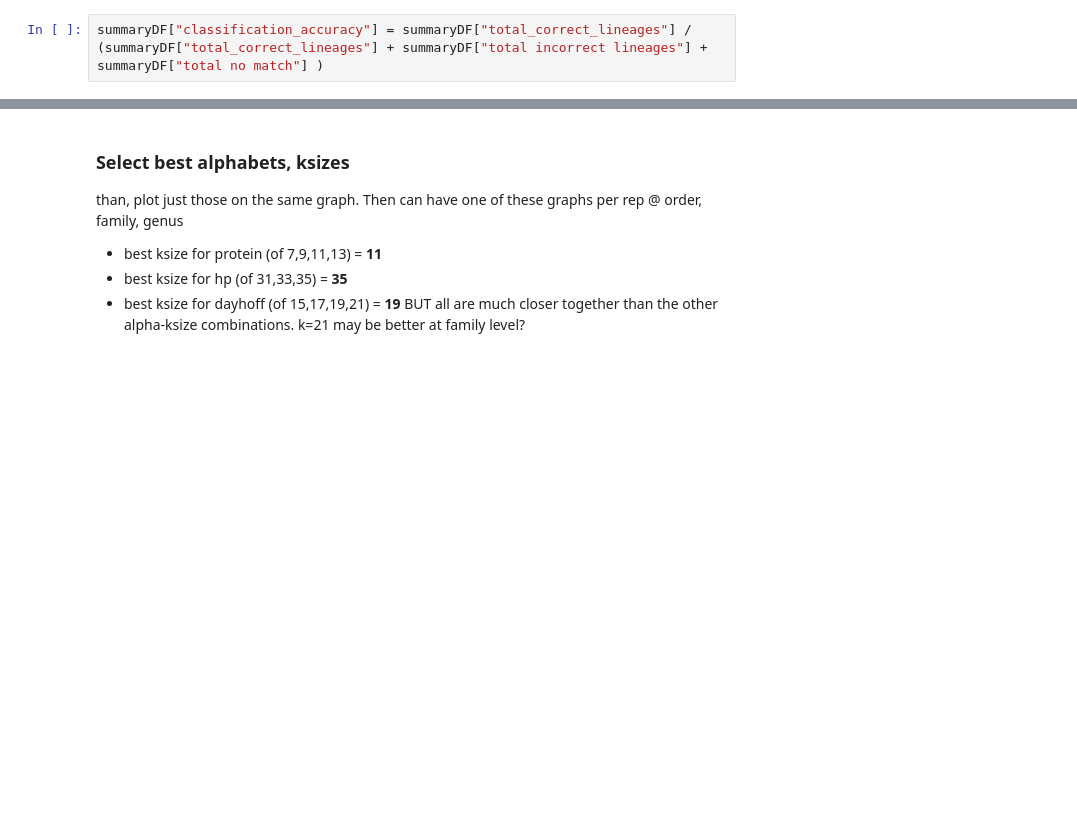
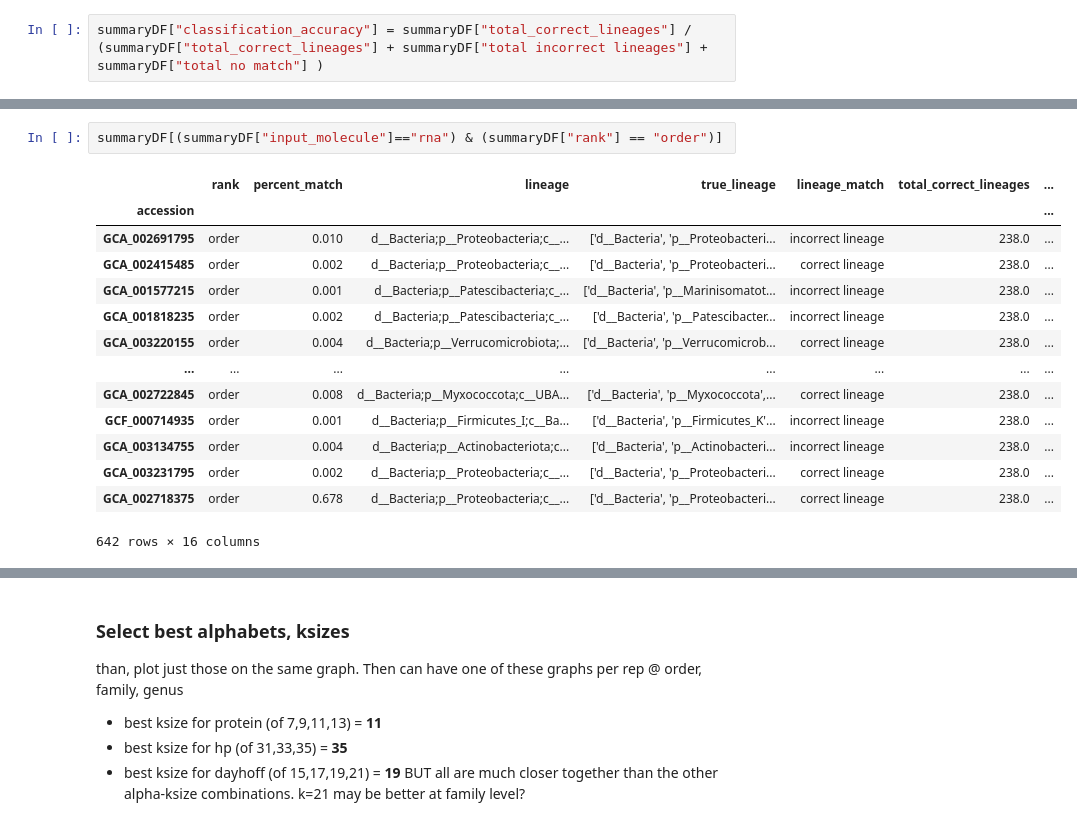
Before and after one commit to bluegenes/2020-gtdb-smash, a Jupyter notebook: notebooks/plot-gather-classify-accuracy.ipynb, the cells around one changed output, grey strips where cells are left out. Cells and saved outputs as stored; diff of their text form; blank space fills up the shorter version.

```diff
--- a/notebooks/plot-gather-classify-accuracy.ipynb
+++ b/notebooks/plot-gather-classify-accuracy.ipynb
@@ -84,3 +83,20 @@ summaryDF
+# %%
+summaryDF[(summaryDF["input_molecule"]=="rna") & (summaryDF["rank"] == "order")]
+# %% [output]
+|  | rank | percent_match | lineage | true_lineage | lineage_match | total_correct_lineages | ... |
+| accession |  |  |  |  |  |  | ... |
+| GCA_002691795 | order | 0.010 | d__Bacteria;p__Proteobacteria;c__... | ['d__Bacteria', 'p__Proteobacteri... | incorrect lineage | 238.0 | ... |
+| GCA_002415485 | order | 0.002 | d__Bacteria;p__Proteobacteria;c__... | ['d__Bacteria', 'p__Proteobacteri... | correct lineage | 238.0 | ... |
+| GCA_001577215 | order | 0.001 | d__Bacteria;p__Patescibacteria;c_... | ['d__Bacteria', 'p__Marinisomatot... | incorrect lineage | 238.0 | ... |
+| GCA_001818235 | order | 0.002 | d__Bacteria;p__Patescibacteria;c_... | ['d__Bacteria', 'p__Patescibacter... | incorrect lineage | 238.0 | ... |
+| GCA_003220155 | order | 0.004 | d__Bacteria;p__Verrucomicrobiota;... | ['d__Bacteria', 'p__Verrucomicrob... | correct lineage | 238.0 | ... |
+| ... | ... | ... | ... | ... | ... | ... | ... |
+| GCA_002722845 | order | 0.008 | d__Bacteria;p__Myxococcota;c__UBA... | ['d__Bacteria', 'p__Myxococcota',... | correct lineage | 238.0 | ... |
+| GCF_000714935 | order | 0.001 | d__Bacteria;p__Firmicutes_I;c__Ba... | ['d__Bacteria', 'p__Firmicutes_K'... | incorrect lineage | 238.0 | ... |
+| GCA_003134755 | order | 0.004 | d__Bacteria;p__Actinobacteriota;c... | ['d__Bacteria', 'p__Actinobacteri... | incorrect lineage | 238.0 | ... |
+| GCA_003231795 | order | 0.002 | d__Bacteria;p__Proteobacteria;c__... | ['d__Bacteria', 'p__Proteobacteri... | correct lineage | 238.0 | ... |
+| GCA_002718375 | order | 0.678 | d__Bacteria;p__Proteobacteria;c__... | ['d__Bacteria', 'p__Proteobacteri... | correct lineage | 238.0 | ... |
+642 rows × 16 columns
 # %%
 g = sns.catplot(data=summaryDF,x="rank", y="classification_accuracy", kind="box",  col="alphabet", row= "representative_at")
 #g.set(yscale="log")
```
Also changed, not shown: parts of 17 cells of this notebook.
